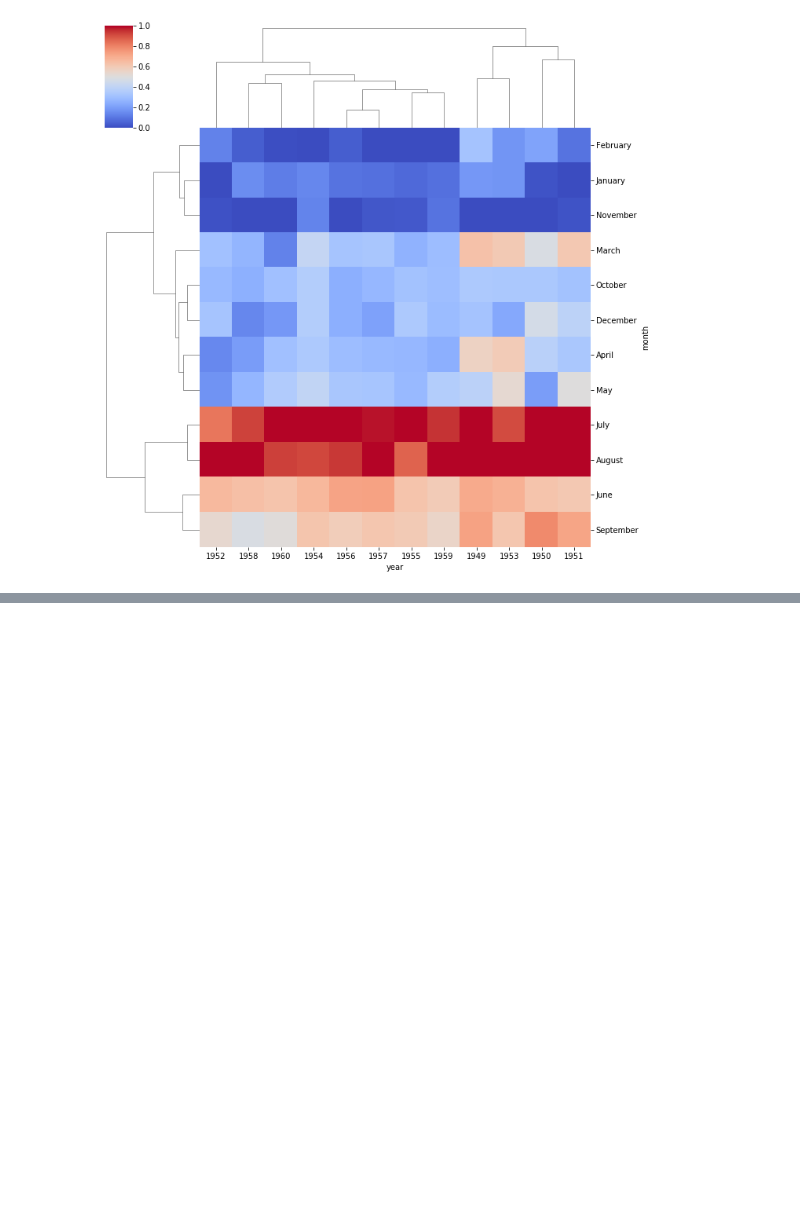
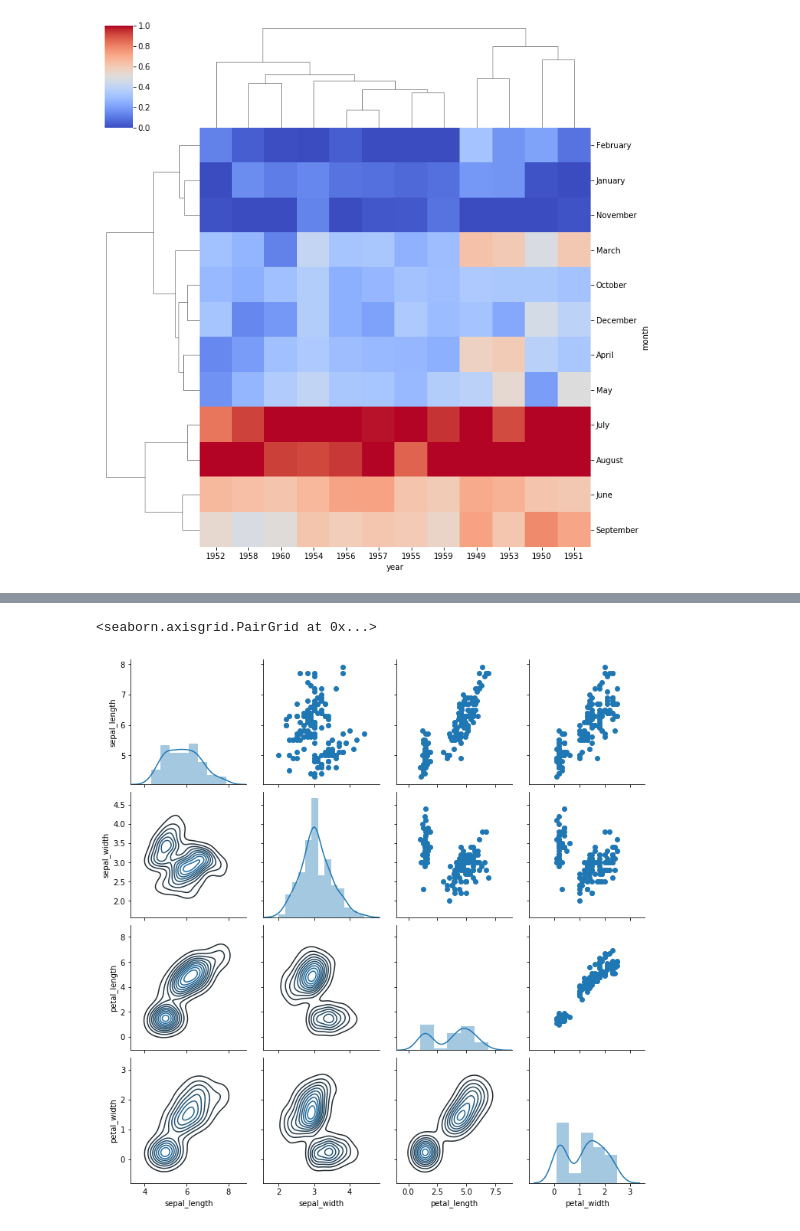
Before and after one commit to artiomtrush/Data-Science-and-Machine-learning, a Jupyter notebook: Seaborn_ALL.ipynb, the cells around one changed output, grey strips where cells are left out. Drawn from its saved outputs; the diff is of its cells as text; code cells hidden in the pictures; blank space fills up the shorter version.

```diff
--- a/Seaborn_ALL.ipynb
+++ b/Seaborn_ALL.ipynb
@@ -296,0 +339,8 @@ sns.clustermap(flights_pivot, cmap='coolwarm',
+# %%
+grid = sns.PairGrid(iris)
+grid.map_diag(sns.distplot)
+grid.map_upper(plt.scatter)
+grid.map_lower(sns.kdeplot)
+# %% [output]
+<seaborn.axisgrid.PairGrid at 0x...>
+[figure, added]
```
Also changed, not shown: parts of 11 cells of this notebook, 1 other file.
